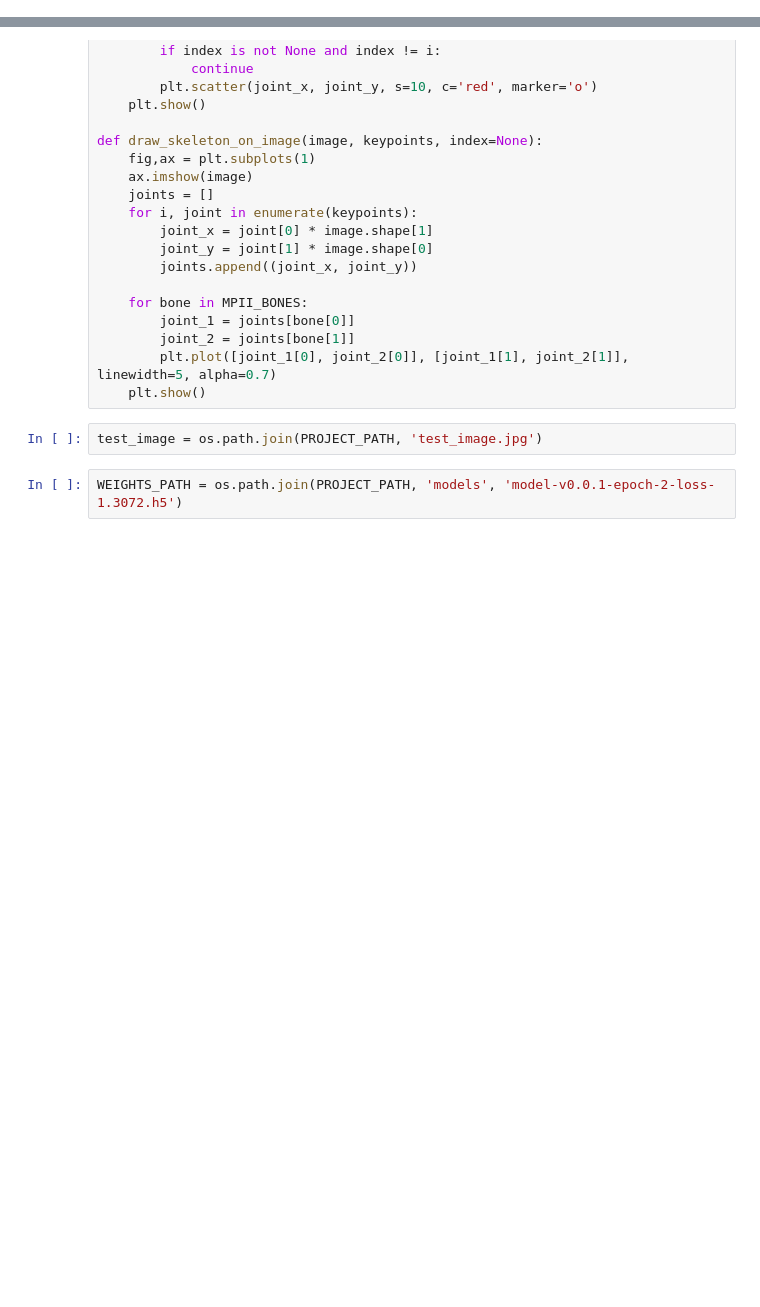
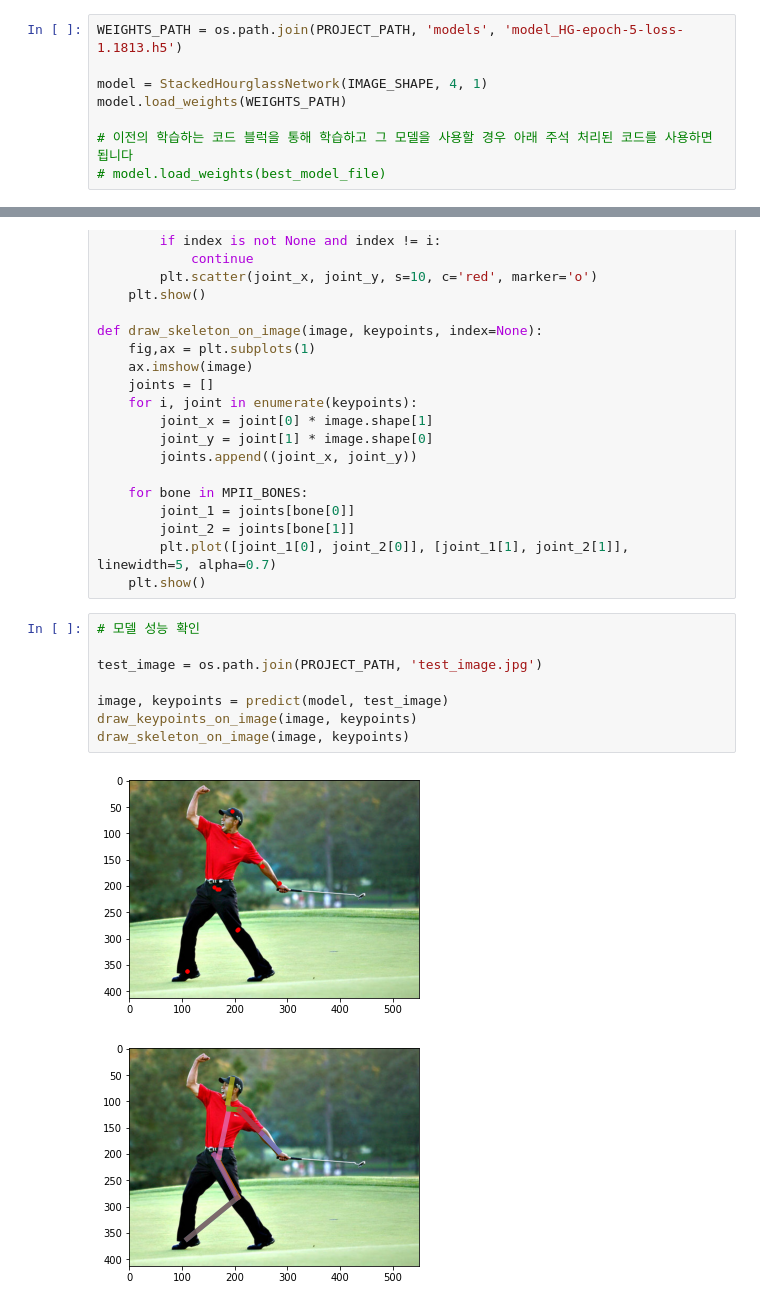
Before and after one commit to samuel0922/AFLG4_GD, a Jupyter notebook: [GD_16]MII.ipynb, the cells around one changed output, grey strips where cells are left out. Cells and saved outputs as stored; diff of their text form; blank space fills up the shorter version.

```diff
--- a/[GD_16]MII.ipynb
+++ b/[GD_16]MII.ipynb
@@ -889,3 +924,11 @@ learning_rate = 0.0007
+# %%
+WEIGHTS_PATH = os.path.join(PROJECT_PATH, 'models', 'model_HG-epoch-5-loss-1.1813.h5')
+
+model = StackedHourglassNetwork(IMAGE_SHAPE, 4, 1)
+model.load_weights(WEIGHTS_PATH)
+
+# 이전의 학습하는 코드 블럭을 통해 학습하고 그 모델을 사용할 경우 아래 주석 처리된 코드를 사용하면 됩니다
+# model.load_weights(best_model_file)
 # %% [markdown]
 ## STEP 5. Inference
 # %%
@@ -1007,7 +1050,14 @@ def draw_skeleton_on_image(image, keypoints, index=None):
         joint_2 = joints[bone[1]]
         plt.plot([joint_1[0], joint_2[0]], [joint_1[1], joint_2[1]], linewidth=5, alpha=0.7)
     plt.show()
-# %%
-test_image = os.path.join(PROJECT_PATH, 'test_image.jpg')
-# %%
-WEIGHTS_PATH = os.path.join(PROJECT_PATH, 'models', 'model-v0.0.1-epoch-2-loss-1.3072.h5')
+# %%
+# 모델 성능 확인
+
+test_image = os.path.join(PROJECT_PATH, 'test_image.jpg')
+
+image, keypoints = predict(model, test_image)
+draw_keypoints_on_image(image, keypoints)
+draw_skeleton_on_image(image, keypoints)
+# %% [output]
+[figure, added]
+[figure, added]
```
Also changed, not shown: parts of 45 cells of this notebook.
